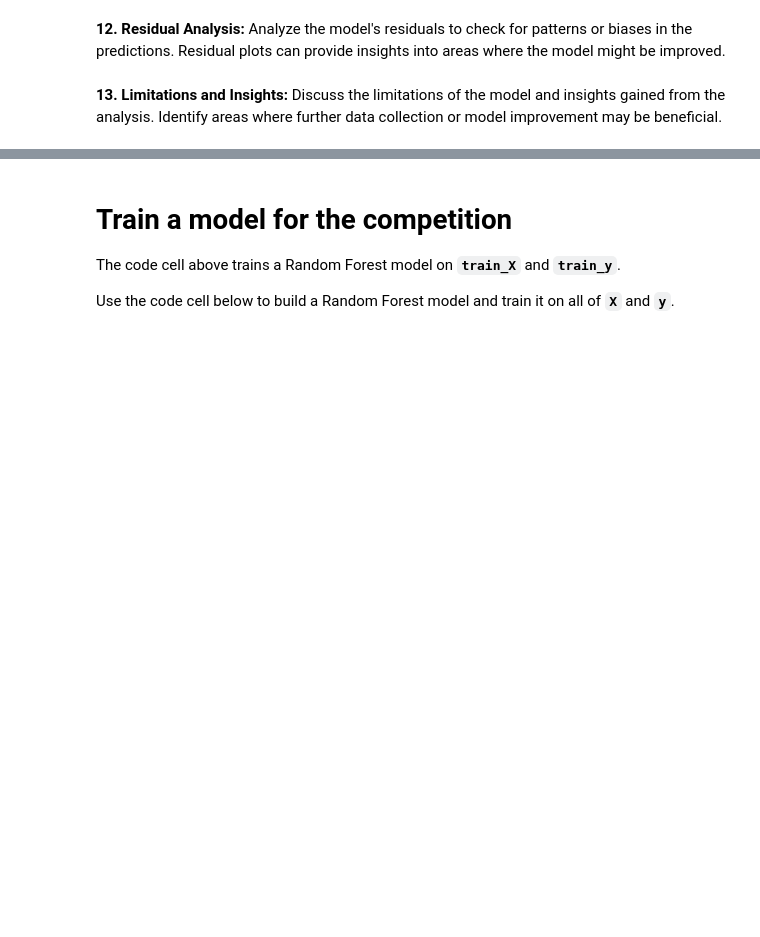
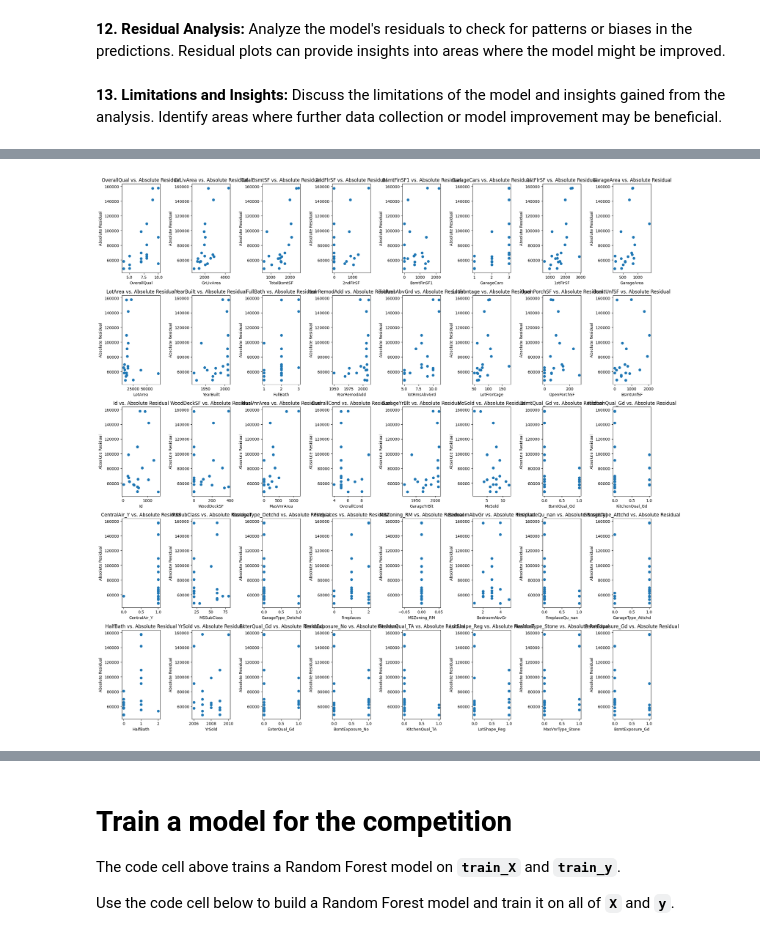
Before and after one commit to danikvh/Kaggle, a Jupyter notebook: Competitions/1. Housing Prices Competition/1. Housing Prices Competition.ipynb, the cells around one changed output, grey strips where cells are left out. Cells and saved outputs as stored; diff of their text form; code cells hidden in the pictures; blank space fills up the shorter version.

```diff
--- a/Competitions/1. Housing Prices Competition/1. Housing Prices Competition.ipynb
+++ b/Competitions/1. Housing Prices Competition/1. Housing Prices Competition.ipynb
@@ -523,0 +596,16 @@ NameError: name 'X_new' is not defined
+# %%
+# Visualize scatter plots between features and absolute residuals
+num_features = len(instances_with_largest_residuals.columns)
+num_rows = (num_features - 1) // 8 + 1
+
+plt.figure(figsize=(20, 4*num_rows))
+for i, col in enumerate(instances_with_largest_residuals.columns):
+    plt.subplot(num_rows, 8, i+1)
+    plt.scatter(instances_with_largest_residuals[col], residuals[largest_residuals_idx])
+    plt.xlabel(col)
+    plt.ylabel('Absolute Residual')
+    plt.title(f'{col} vs. Absolute Residual')
+plt.tight_layout()
+plt.show()
+# %% [output]
+[figure, added]
```
Also changed, not shown: parts of 20 cells of this notebook, 1 other file.
